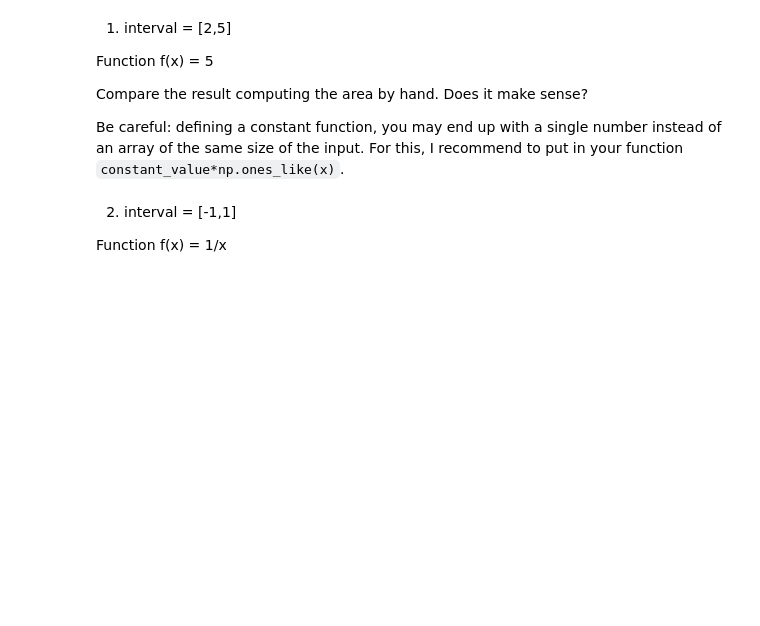
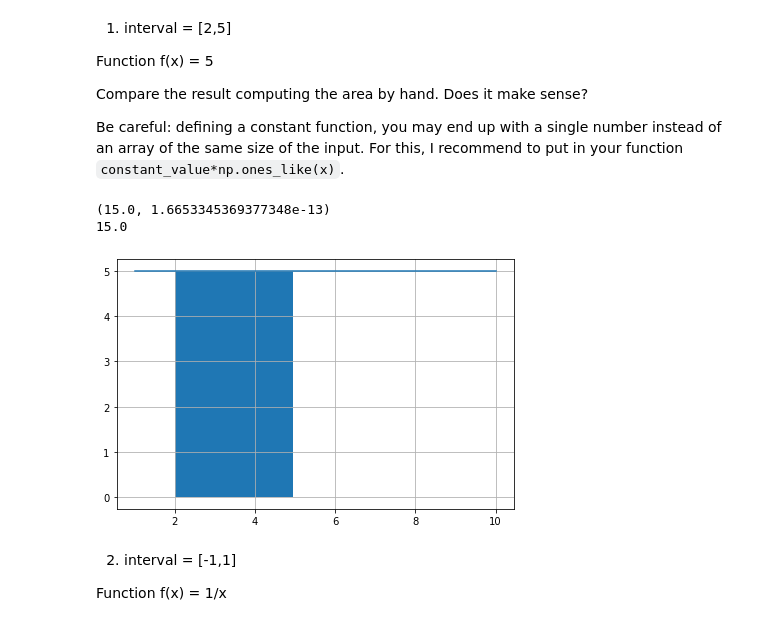
Before and after one commit to Abubakr1710/Gradient-Desent-Team-4, a Jupyter notebook: 13. Gradients and Integrals/Gradient Descent and Integrals.ipynb, the cells around one changed output. Drawn from its saved outputs; the diff is of its cells as text; code cells hidden in the pictures; blank space fills up the shorter version.

```diff
--- a/13. Gradients and Integrals/Gradient Descent and Integrals.ipynb
+++ b/13. Gradients and Integrals/Gradient Descent and Integrals.ipynb
@@ -102,6 +102,28 @@ Function f(x) = 5
 Compare the result computing the area by hand. Does it make sense?
 
 Be careful: defining a constant function, you may end up with a single number instead of an array of the same size of the input. For this, I recommend to put in your function `constant_value*np.ones_like(x)`.
+# %%
+a,b = [2,5]
+def fi(x):
+    return 5*np.ones_like(x)
+
+res0 = integrate.quad(fi, a, b)
+print(res0)
+area_under_the_curve = res0[0]
+print(area_under_the_curve)
+# %% [output]
+(15.0, 1.6653345369377348e-13)
+15.0
+# %%
+x = np.linspace(1,10, 100)
+section = np.arange(2, 5, 1/20)
+plt.plot(x, fi(x))
+plt.fill_between(section,fi(section))
+plt.grid()
+plt.tight_layout()
+plt.show()
+# %% [output]
+[figure, added]
 # %% [markdown]
 2. interval = \[-1,1\]
 
```
